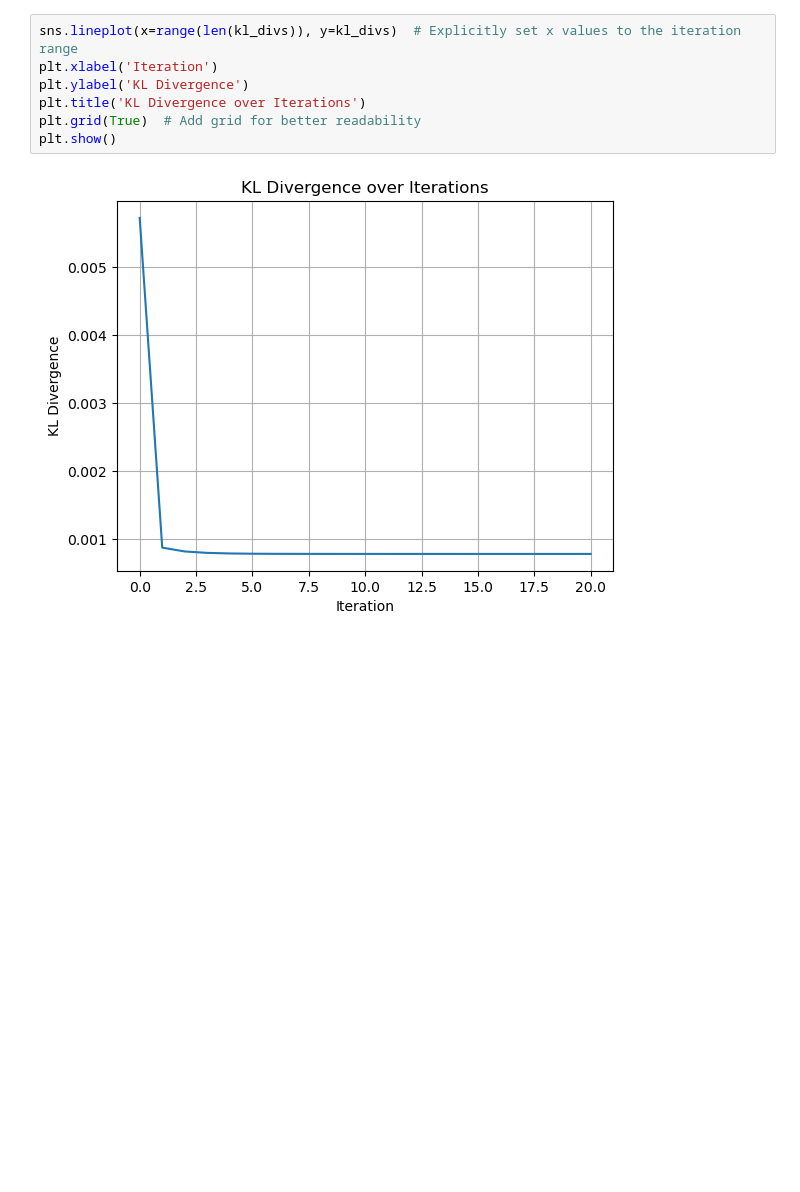
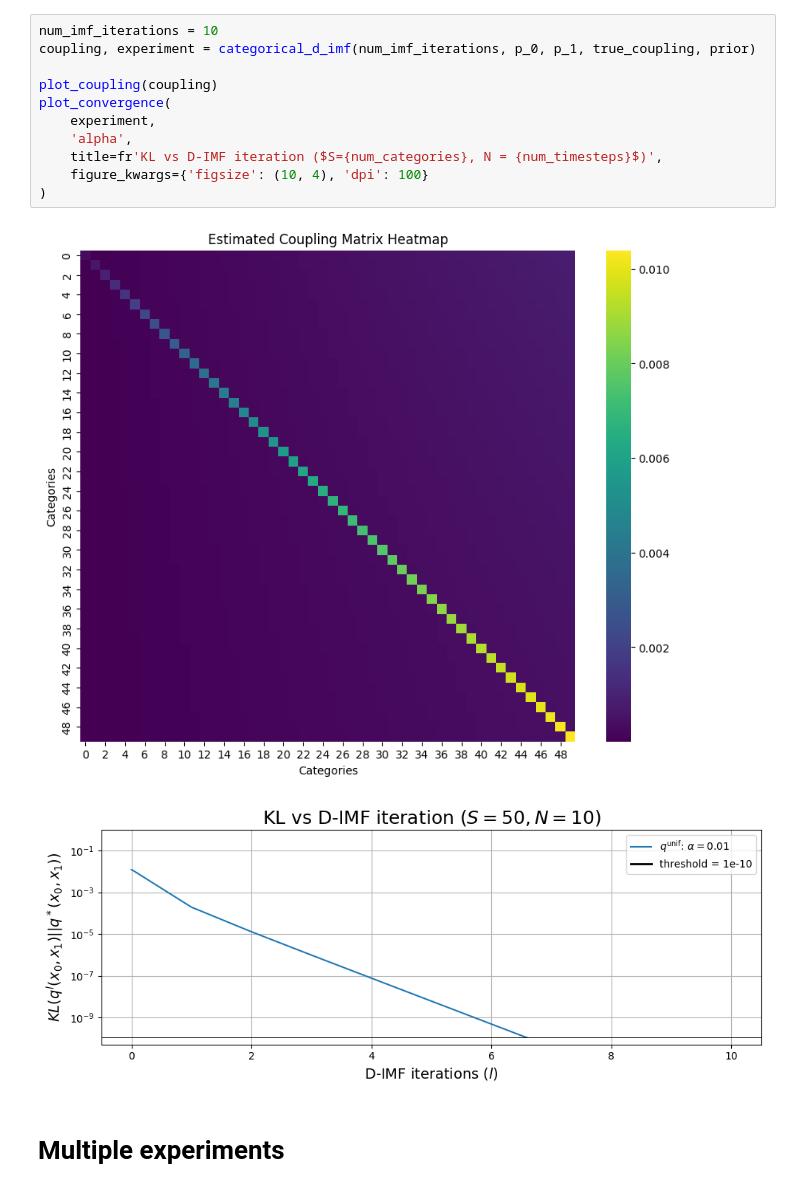
Before and after one commit to gregkseno/csbm, a Jupyter notebook: notebooks/convergence_d_imf.ipynb, the cells around one changed output. Saved outputs shown, nothing was run; the diff lists cells and outputs as text; blank space fills up the shorter version.

```diff
--- a/notebooks/convergence_d_imf.ipynb
+++ b/notebooks/convergence_d_imf.ipynb
@@ -129,9 +216,16 @@ plot_coupling(coupling)
-# %%
-sns.lineplot(x=range(len(kl_divs)), y=kl_divs)  # Explicitly set x values to the iteration range
-plt.xlabel('Iteration')
-plt.ylabel('KL Divergence')
-plt.title('KL Divergence over Iterations')
-plt.grid(True)  # Add grid for better readability
-plt.show()
-# %% [output]
-[figure, removed]
+# %%
+num_imf_iterations = 10
+coupling, experiment = categorical_d_imf(num_imf_iterations, p_0, p_1, true_coupling, prior)
+
+plot_coupling(coupling)
+plot_convergence(
+    experiment,
+    'alpha',
+    title=fr'KL vs D-IMF iteration ($S={num_categories}, N = {num_timesteps}$)',
+    figure_kwargs={'figsize': (10, 4), 'dpi': 100}
+)
+# %% [output]
+[figure, added]
+[figure, added]
+# %% [markdown]
+# Multiple experiments
```
Also changed, not shown: parts of 17 cells of this notebook, 4 other files.
